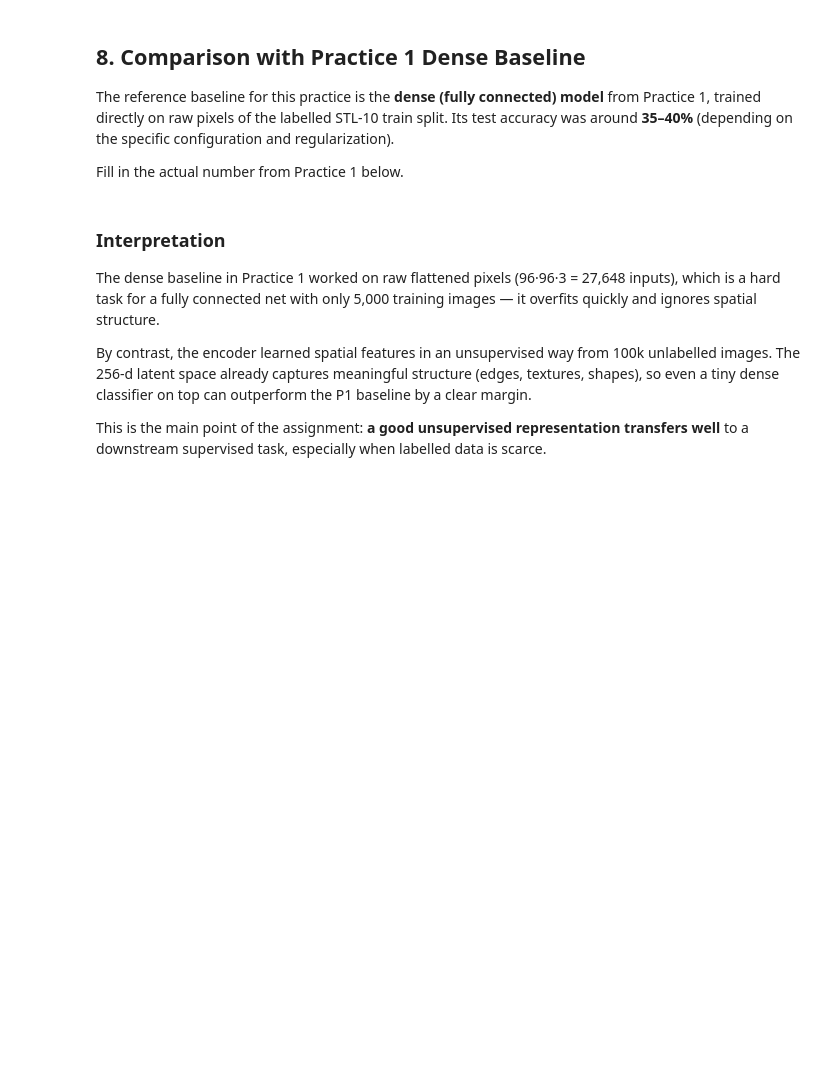
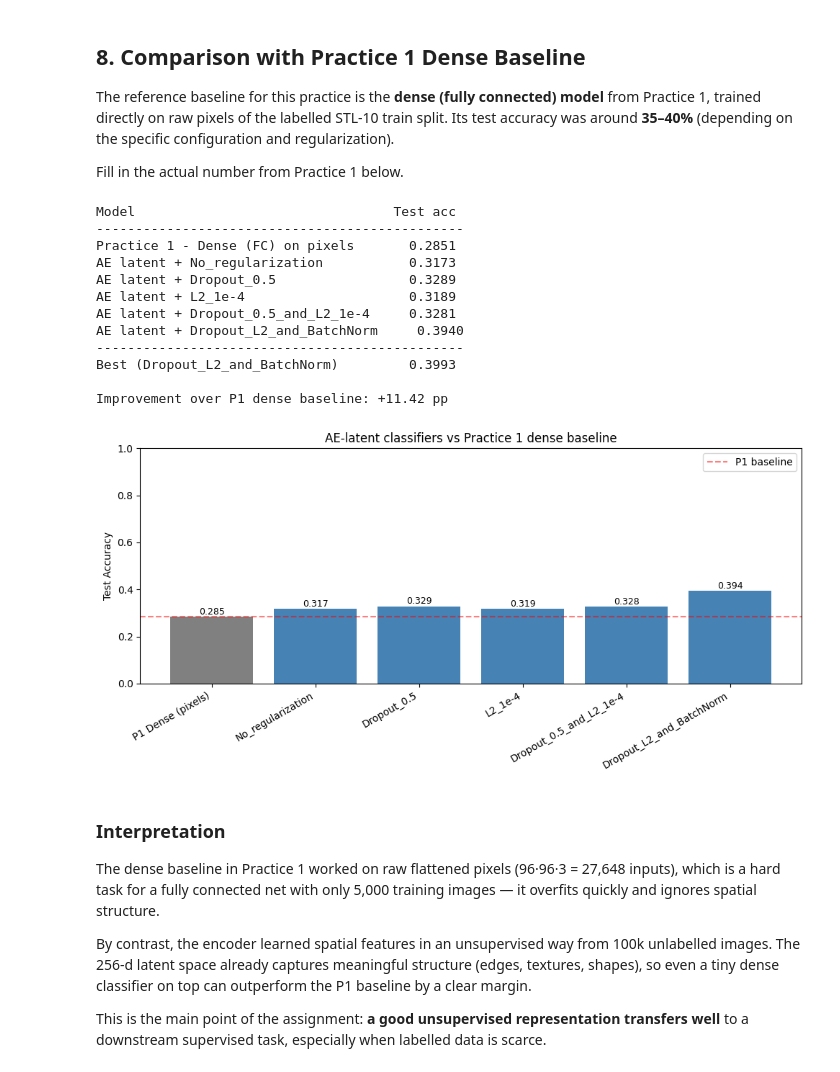
Before and after one commit to lupitia1/DL_Practice_3, a Jupyter notebook: 2.LatentClassifier_TODO.ipynb, the cells around one changed output. Cells and saved outputs as stored; diff of their text form; code cells hidden in the pictures; blank space fills up the shorter version.

```diff
--- a/2.LatentClassifier_TODO.ipynb
+++ b/2.LatentClassifier_TODO.ipynb
@@ -114,7 +181,7 @@ print(f"  Test:  {test_size}")
 
 We load the encoder from notebook 1 and freeze its weights (`trainable = False`). Then we run the labelled images through it **once** and store the resulting 256-d latent vectors in memory. This is much faster than feeding images through the encoder at every epoch, and since the encoder is frozen the latents never change.
 # %%
-encoder = keras.models.load_model(ENCODER_PATH)
+encoder = tf.keras.models.load_model(ENCODER_PATH)
 encoder.trainable = False
 
 print(f"Encoder loaded from {ENCODER_PATH}")
@@ -179,17 +311,17 @@ def build_classifier(name, dropout=0.0, l2=0.0, use_bn=False):
 
 def train_classifier(model, epochs=EPOCHS, verbose=0):
     model.compile(
-        optimizer=keras.optimizers.Adam(learning_rate=INITIAL_LR),
+        optimizer=tf.keras.optimizers.Adam(learning_rate=INITIAL_LR),
         loss="sparse_categorical_crossentropy",
         metrics=["accuracy"]
     )
 
     callbacks = [
-        keras.callbacks.EarlyStopping(
-            monitor="val_accuracy", patience=15,
+        tf.keras.callbacks.EarlyStopping(
+            monitor="val_accuracy", patience=10, min_delta=0.0001,
             restore_best_weights=True, verbose=0
         ),
-        keras.callbacks.ReduceLROnPlateau(
+        tf.keras.callbacks.ReduceLROnPlateau(
             monitor="val_loss", factor=0.5, patience=5,
             min_lr=1e-6, verbose=0
         )
@@ -219,11 +351,11 @@ def evaluate(model, name):
 We train each variant and compare train / val / test accuracy. The **train - test gap** is a useful indicator of overfitting.
 # %%
 configs = [
-    ("No regularization",       dict(dropout=0.0, l2=0.0,   use_bn=False)),
-    ("Dropout 0.5",             dict(dropout=0.5, l2=0.0,   use_bn=False)),
-    ("L2 1e-4",                 dict(dropout=0.0, l2=1e-4,  use_bn=False)),
-    ("Dropout 0.5 + L2 1e-4",   dict(dropout=0.5, l2=1e-4,  use_bn=False)),
-    ("Dropout + L2 + BatchNorm", dict(dropout=0.5, l2=1e-4, use_bn=True)),
+    ("No_regularization",       dict(dropout=0.0, l2=0.0,   use_bn=False)),
+    ("Dropout_0.5",             dict(dropout=0.5, l2=0.0,   use_bn=False)),
+    ("L2_1e-4",                 dict(dropout=0.0, l2=1e-4,  use_bn=False)),
+    ("Dropout_0.5_and_L2_1e-4",   dict(dropout=0.5, l2=1e-4,  use_bn=False)),
+    ("Dropout_L2_and_BatchNorm", dict(dropout=0.5, l2=1e-4, use_bn=True)),
 ]
 
 results = {}
@@ -232,7 +364,8 @@ histories = {}
 print(f"{'Configuration':<28} {'train':<7}  {'val':<7}  {'test':<7}  gap")
 print("-" * 70)
 for name, kw in configs:
-    tf.keras.utils.set_random_seed(42)
+    np.random.seed(42)
+    tf.random.set_seed(42)
     model = build_classifier(name, **kw)
     hist = train_classifier(model, verbose=0)
     res = evaluate(model, name)
@@ -305,35 +564,49 @@ The reference baseline for this practice is the **dense (fully connected) model*
 Fill in the actual number from Practice 1 below.
 # %%
 # TODO: replace with the actual test accuracy of the dense (FC) model from Practice 1
-P1_DENSE_BASELINE = 0.38  # placeholder
+P1_DENSE_BASELINE = 0.2851  # placeholder
 
 print(f"{'Model':<35} {'Test acc':>10}")
 print("-" * 47)
 print(f"{'Practice 1 - Dense (FC) on pixels':<35} {P1_DENSE_BASELINE:>10.4f}")
 for name, res in results.items():
     print(f"{'AE latent + ' + name:<35} {res['test']:>10.4f}")
 print("-" * 47)
 print(f"{'Best (' + best_name + ')':<35} {test_acc:>10.4f}")
 print(f"\nImprovement over P1 dense baseline: {(test_acc - P1_DENSE_BASELINE)*100:+.2f} pp")
 
 # Bar plot
 names = ["P1 Dense (pixels)"] + [n for n, _ in configs]
 accs = [P1_DENSE_BASELINE] + [results[n]["test"] for n, _ in configs]
 
 plt.figure(figsize=(10, 5))
 colors = ["gray"] + ["steelblue"] * len(configs)
 bars = plt.bar(range(len(names)), accs, color=colors)
 plt.xticks(range(len(names)), names, rotation=30, ha="right")
 plt.ylabel("Test Accuracy")
 plt.title("AE-latent classifiers vs Practice 1 dense baseline")
 plt.ylim(0, 1)
 plt.axhline(P1_DENSE_BASELINE, color="red", linestyle="--", alpha=0.5, label="P1 baseline")
 plt.legend()
 for bar, acc in zip(bars, accs):
     plt.text(bar.get_x() + bar.get_width()/2, bar.get_height() + 0.01,
              f"{acc:.3f}", ha="center", fontsize=9)
 plt.tight_layout()
 plt.show()
+# %% [output]
+Model                                 Test acc
+-----------------------------------------------
+Practice 1 - Dense (FC) on pixels       0.2851
+AE latent + No_regularization           0.3173
+AE latent + Dropout_0.5                 0.3289
+AE latent + L2_1e-4                     0.3189
+AE latent + Dropout_0.5_and_L2_1e-4     0.3281
+AE latent + Dropout_L2_and_BatchNorm     0.3940
+-----------------------------------------------
+Best (Dropout_L2_and_BatchNorm)         0.3993
+
+Improvement over P1 dense baseline: +11.42 pp
+[figure, added]
 # %% [markdown]
 ### Interpretation
 
```
Also changed, not shown: parts of 11 cells of this notebook, 1 other file.
